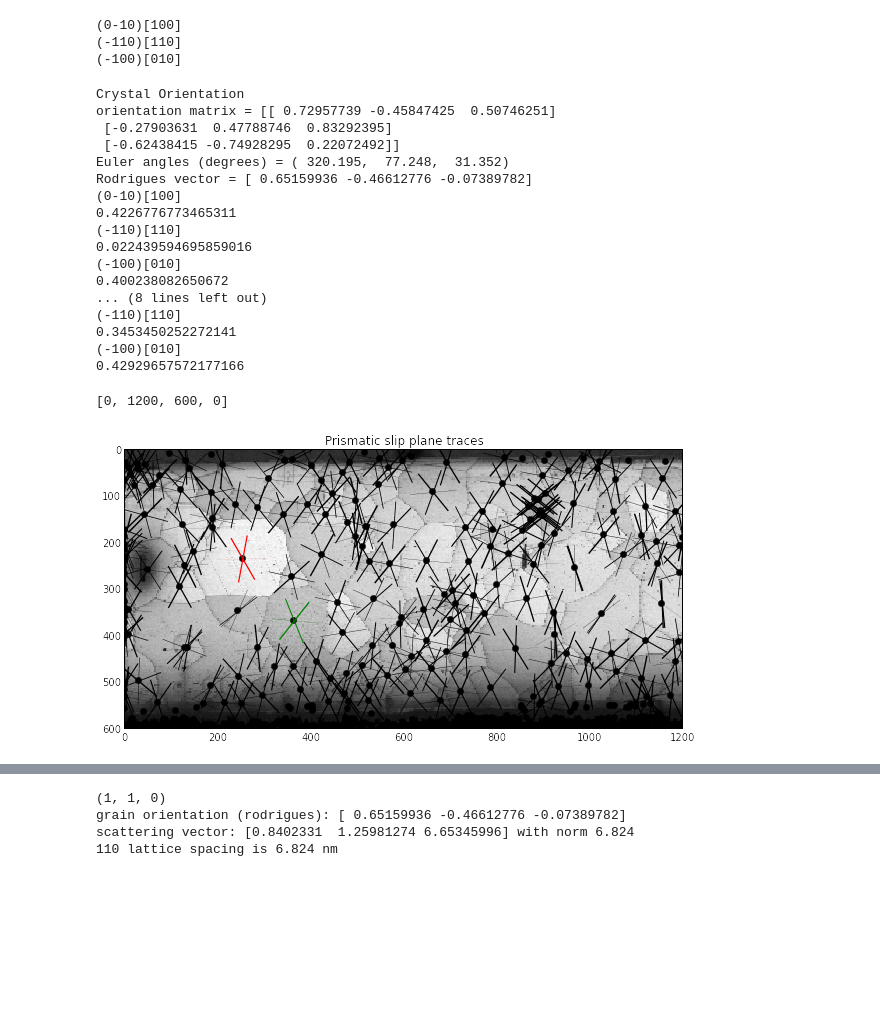
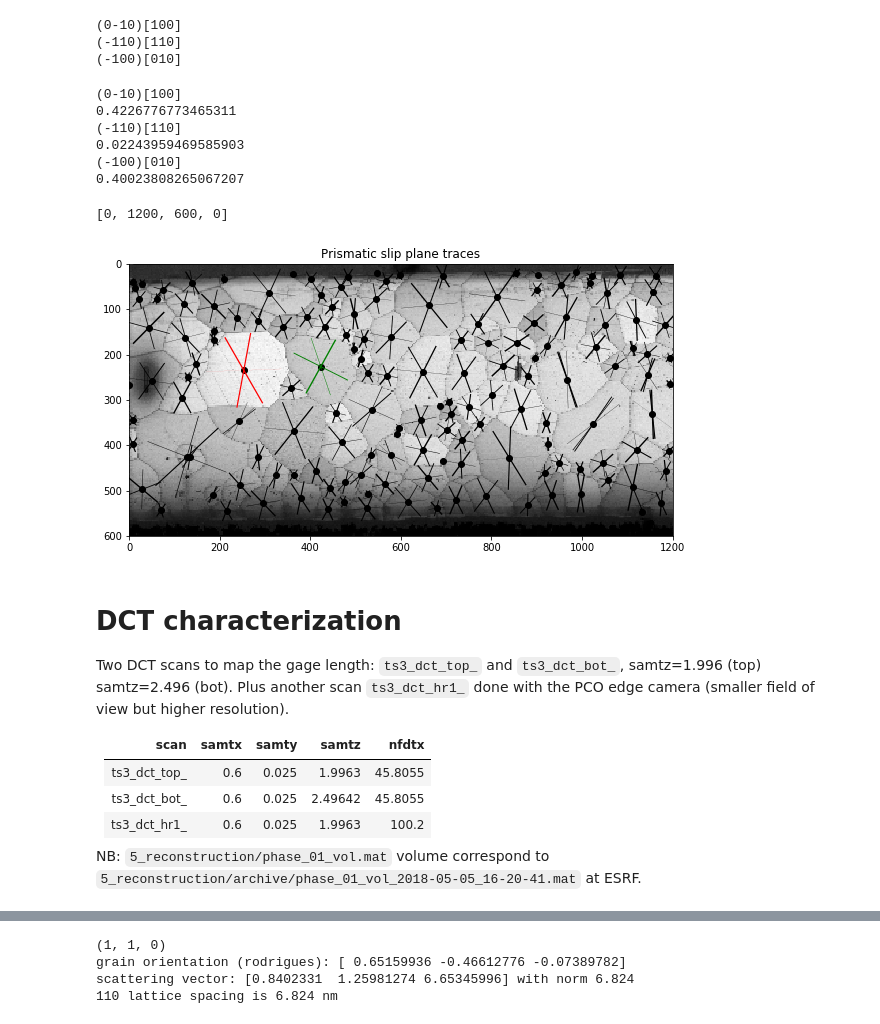
Before and after one commit to heprom/Ti7_ESRF, a Jupyter notebook: Ts3/Ti7_ESRF_Ts3.ipynb, the cells around one changed output, grey strips where cells are left out. Drawn from its saved outputs; the diff is of its cells as text; code cells hidden in the pictures; blank space fills up the shorter version.

```diff
--- a/Ts3/Ti7_ESRF_Ts3.ipynb
+++ b/Ts3/Ti7_ESRF_Ts3.ipynb
@@ -117,12 +219,12 @@ T = np.array([[ 0., 0., -1.],
 
 from pymicro.crystal.microstructure import Microstructure, Grain, Orientation
 
-micro = Microstructure()
-for i in range(len(grains)):
-    #print(grains[i, 1:4])
-    o_tsl = Orientation.from_euler(grains[i, 1:4])
-    g_xyz = np.dot(o_tsl.orientation_matrix(), T.T)  # move to XYZ local frame
+# create the EBSD microstructure using orientation in the DCT coordinate system
+micro_ebsd_XYZ = Microstructure(name='ts3_ebsd_XYZ')
+for grain in micro_ebsd.grains:
+    g_xyz = np.dot(grain.orientation_matrix(), T.T)  # move to XYZ local frame
     o_xyz = Orientation(g_xyz).move_to_FZ(symmetry=Ti7Al._symmetry)
-    g = Grain(grain_fakeids[i], o_xyz)
-    g.position = np.array([grains[i, 4], grains[i, 5], 0.])
-    micro.grains.append(g)
+    g = Grain(grain.id, o_xyz)
+    g.position = grain.position  # we could change the local frame here too
+    g.size = grain.size
+    micro_ebsd_XYZ.grains.append(g)
@@ -159,18 +349,17 @@ plt.figure(figsize=(12, 5))
 plt.imshow(iq.T, origin='upper', interpolation='nearest', cmap=cm.gray,
            extent=(0, scan_step * iq.shape[0], scan_step * iq.shape[1], 0))
 
-for g in micro.grains:
-    trace = p_basal.slip_trace(g.orientation, n_int, view_up, trace_size=100, verbose=False)
+for g in micro_ebsd_XYZ.grains:
+    size = g.size
+    trace = p_basal.slip_trace(g.orientation, n_int, view_up, trace_size=size, verbose=False)
     if g.id == 77:
         color = 'r'
         print(g.orientation)
-    elif g.id == 120:
+    elif g.id == 81:
         color = 'g'
         print(g.orientation)
     else:
         color = 'b'
-    if g.id < 10 or g.id > 200:  # avoid spurious grains on the sides
-        continue
     x = g.position[0] + np.array([-trace[0] / 2, trace[0] / 2])
     y = g.position[1] + np.array([-trace[1] / 2, trace[1] / 2])
     plt.plot(g.position[0], g.position[1], 'o', color=color)
@@ -238,54 +429,53 @@ n_int = np.array([1, 0, 0])
 view_up = np.array([0, 1, 0])
 
 plt.figure(figsize=(12, 5))
 plt.imshow(iq.T, origin='upper', interpolation='nearest', cmap=cm.gray,
            extent=(0, scan_step * iq.shape[0], scan_step * iq.shape[1], 0))
 
-for g in micro.grains:
+for g in micro_ebsd_XYZ.grains:
+    size = g.size
     plt.plot(g.position[0], g.position[1], 'ko')
     if g.id == 77:
         color = 'r'
-        print(g.orientation)
         for ss in ss_prism:
             print(ss)
             print(g.orientation.schmid_factor(ss, load_direction=[0., 0., 1]))
-    elif g.id == 120:
+    elif g.id == 81:
         color = 'g'
-        print(g.orientation)
-        for ss in ss_prism:
-            print(ss)
-            print(g.orientation.schmid_factor(ss, load_direction=[0., 0., 1]))
+        #for ss in ss_prism:
+        #    print(ss)
+        #    print(g.orientation.schmid_factor(ss, load_direction=[0., 0., 1]))
     else:
         color = 'k'
-    if g.id < 10 or g.id > 200:  # avoid spurious grains on the sides
-        continue
 
     for ss in ss_prism:
         p = ss.get_slip_plane()
         lw = 3 * g.orientation.schmid_factor(ss, load_direction=[0., 0., 1])
-        trace = p.slip_trace(g.orientation, n_int, view_up, trace_size=100, verbose=False)
+        trace = p.slip_trace(g.orientation, n_int, view_up, trace_size=size, verbose=False)
         x = g.position[0] + np.array([-trace[0] / 2, trace[0] / 2])
         y = g.position[1] + np.array([-trace[1] / 2, trace[1] / 2])
         plt.plot(x, y, '-', linewidth=lw, color=color)
 plt.title('Prismatic slip plane traces')
 plt.axis([0, 1200, 600, 0])
 # %% [output]
-Crystal Orientation
-orientation matrix = [[ 0.72957739 -0.45847425  0.50746251]
- [-0.27903631  0.47788746  0.83292395]
- [-0.62438415 -0.74928295  0.22072492]]
-Euler angles (degrees) = ( 320.195,  77.248,  31.352)
-Rodrigues vector = [ 0.65159936 -0.46612776 -0.07389782]
 (0-10)[100]
 0.4226776773465311
 (-110)[110]
-0.022439594695859016
+0.02243959469585903
 (-100)[010]
-0.400238082650672
-... (8 lines left out)
-(-110)[110]
-0.3453450252272141
-(-100)[010]
-0.42929657572177166
+0.40023808265067207
 [0, 1200, 600, 0]
-[figure, old version]
+[figure, new version]
+# %% [markdown]
+DCT characterization
+==
+
+Two DCT scans to map the gage length: `ts3_dct_top_` and `ts3_dct_bot_`, samtz=1.996 (top) samtz=2.496 (bot). Plus another scan `ts3_dct_hr1_` done with the PCO edge camera (smaller field of view but higher resolution).
+
+| scan | samtx | samty | samtz | nfdtx |
+| --- | --- | --- | --- | --- |
+| ts3_dct_top_ | 0.6 | 0.025 | 1.9963 | 45.8055 |
+| ts3_dct_bot_ | 0.6 | 0.025 | 2.49642 |45.8055 |
+| ts3_dct_hr1_ | 0.6 | 0.025 | 1.9963 | 100.2 |
+
+NB: `5_reconstruction/phase_01_vol.mat` volume correspond to `5_reconstruction/archive/phase_01_vol_2018-05-05_16-20-41.mat` at ESRF.
```
Also changed, not shown: parts of 82 cells of this notebook, 1 other file.
